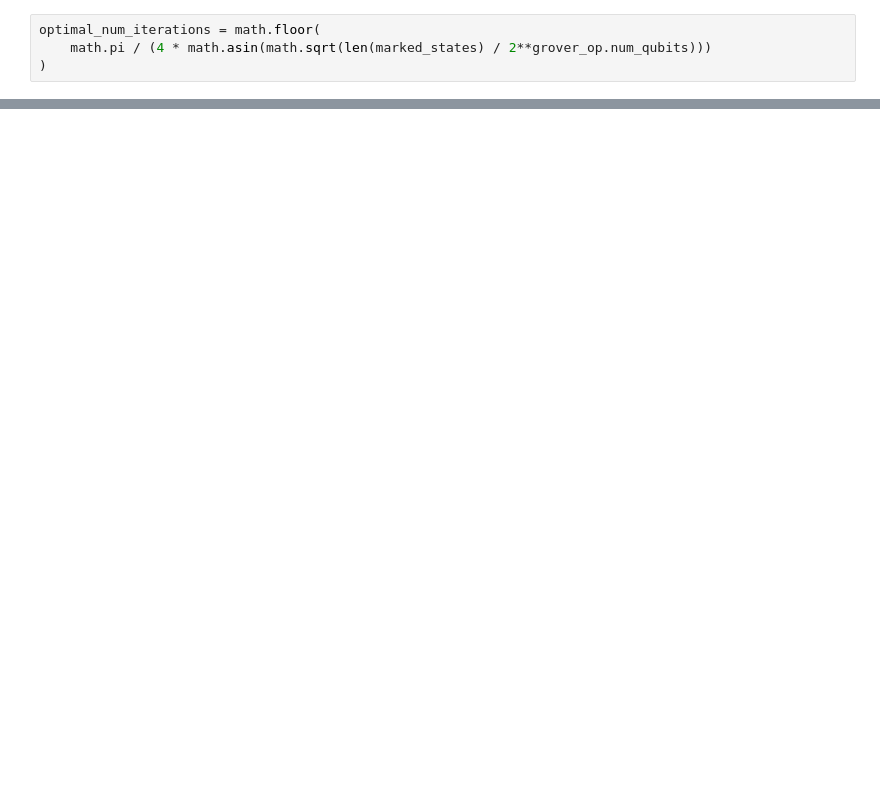
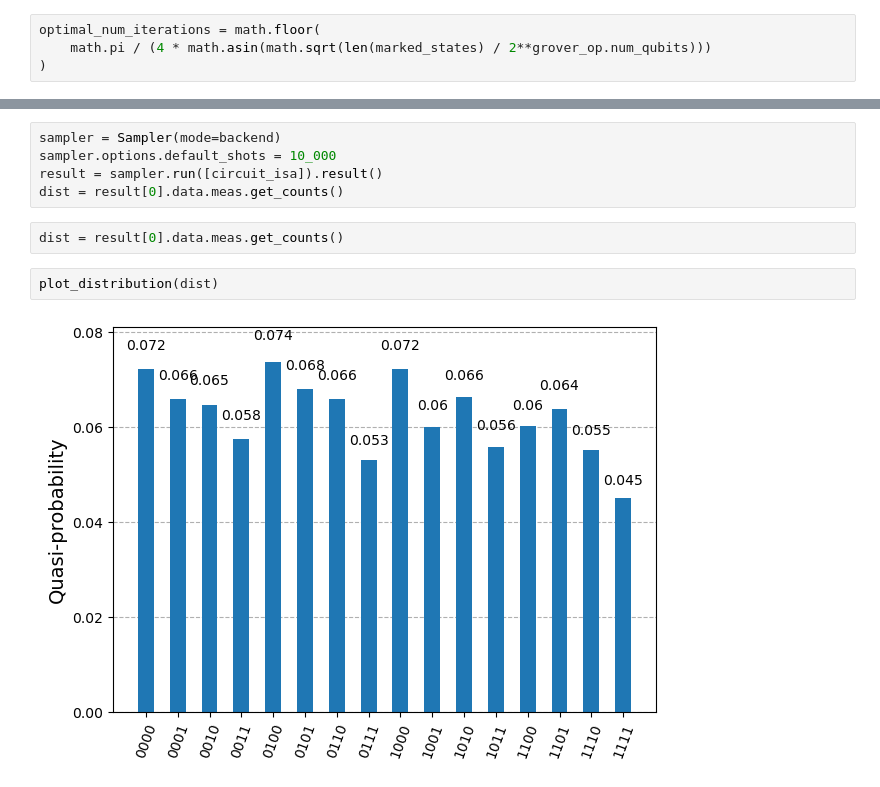
Before and after one commit to hkuspace-pu/COMP3000HK24_25_NgKaHung, a Jupyter notebook: Jupyter Notebook experiment/TestforQuantumAttack-Simulator.ipynb, the cells around one changed output, grey strips where cells are left out. Cells and saved outputs as stored; diff of their text form; blank space fills up the shorter version.

```diff
--- a/Jupyter Notebook experiment/TestforQuantumAttack-Simulator.ipynb
+++ b/Jupyter Notebook experiment/TestforQuantumAttack-Simulator.ipynb
@@ -124,0 +120,11 @@ plot_distribution(dist)
+# %%
+sampler = Sampler(mode=backend)
+sampler.options.default_shots = 10_000
+result = sampler.run([circuit_isa]).result()
+dist = result[0].data.meas.get_counts()
+# %%
+dist = result[0].data.meas.get_counts()
+# %%
+plot_distribution(dist)
+# %% [output]
+[figure, added]
```
Also changed, not shown: parts of 11 cells of this notebook, 24 other files.
